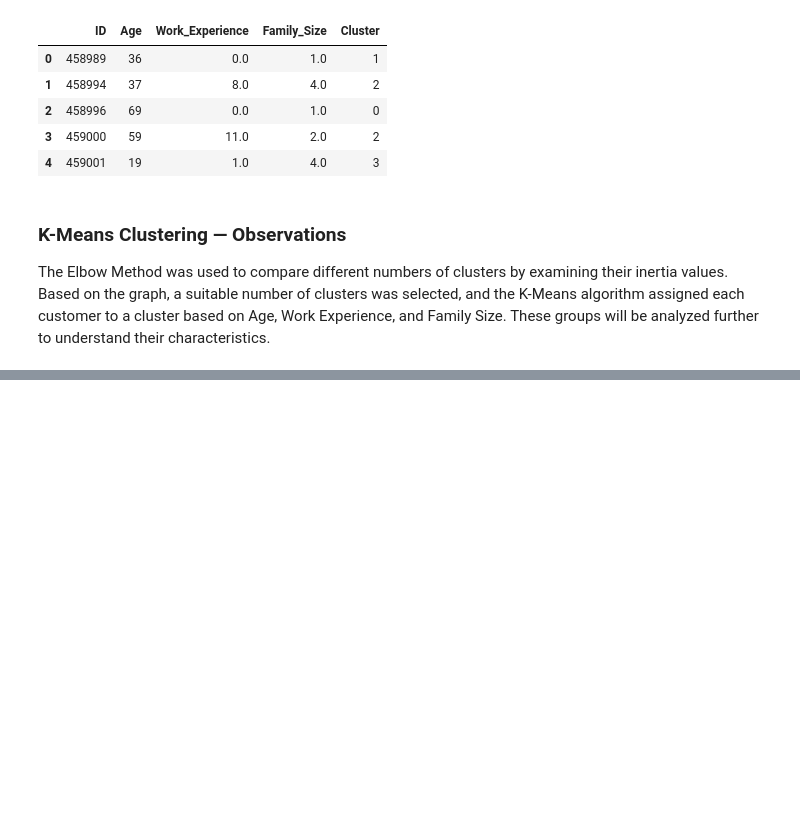
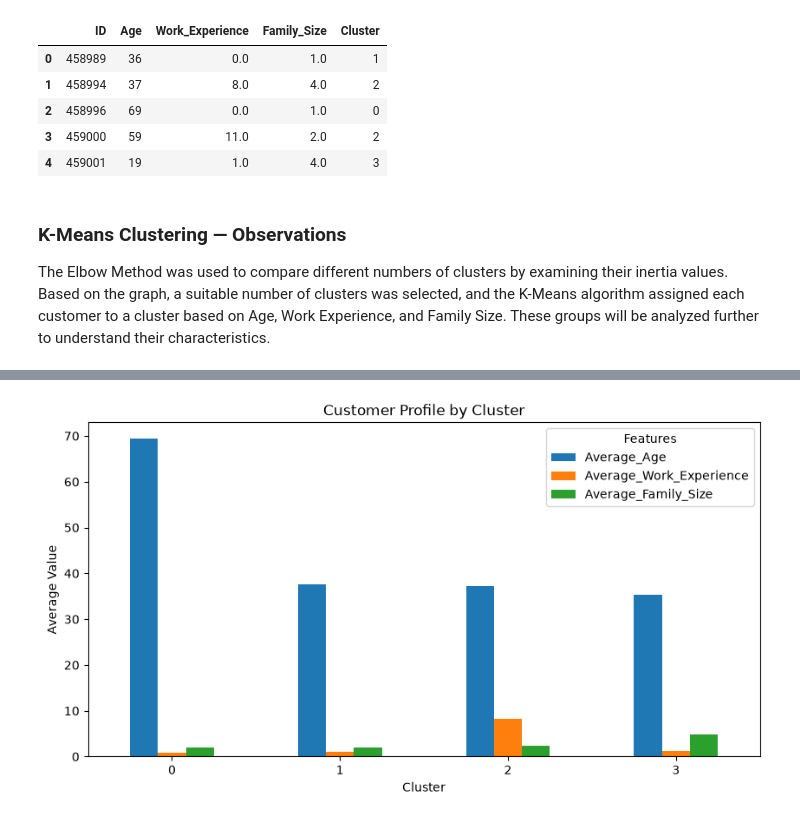
Before and after one commit to atulkadam081-coder/IOBSIP, a Jupyter notebook: src/customer_segmentation.ipynb, the cells around one changed output, grey strips where cells are left out. Cells and saved outputs as stored; diff of their text form; code cells hidden in the pictures; blank space fills up the shorter version.

```diff
--- a/src/customer_segmentation.ipynb
+++ b/src/customer_segmentation.ipynb
@@ -253,0 +294,9 @@ The Elbow Method was used to compare different numbers of clusters by examining
+# %%
+cluster_profile = df.groupby("Cluster").agg(
+    Customer_Count=("ID", "count"),
+    Average_Age=("Age", "mean"),
+    Average_Work_Experience=("Work_Experience", "mean"),
+    Average_Family_Size=("Family_Size", "mean")
+).round(2)
+
+display(cluster_profile)
@@ -253,0 +310,13 @@ The Elbow Method was used to compare different numbers of clusters by examining
+# %%
+cluster_profile[
+    ["Average_Age", "Average_Work_Experience", "Average_Family_Size"]
+].plot(kind="bar", figsize=(10, 5))
+
+plt.title("Customer Profile by Cluster")
+plt.xlabel("Cluster")
+plt.ylabel("Average Value")
+plt.xticks(rotation=0)
+plt.legend(title="Features")
+plt.show()
+# %% [output]
+[figure, added]
```
Also changed, not shown: parts of 8 cells of this notebook.
